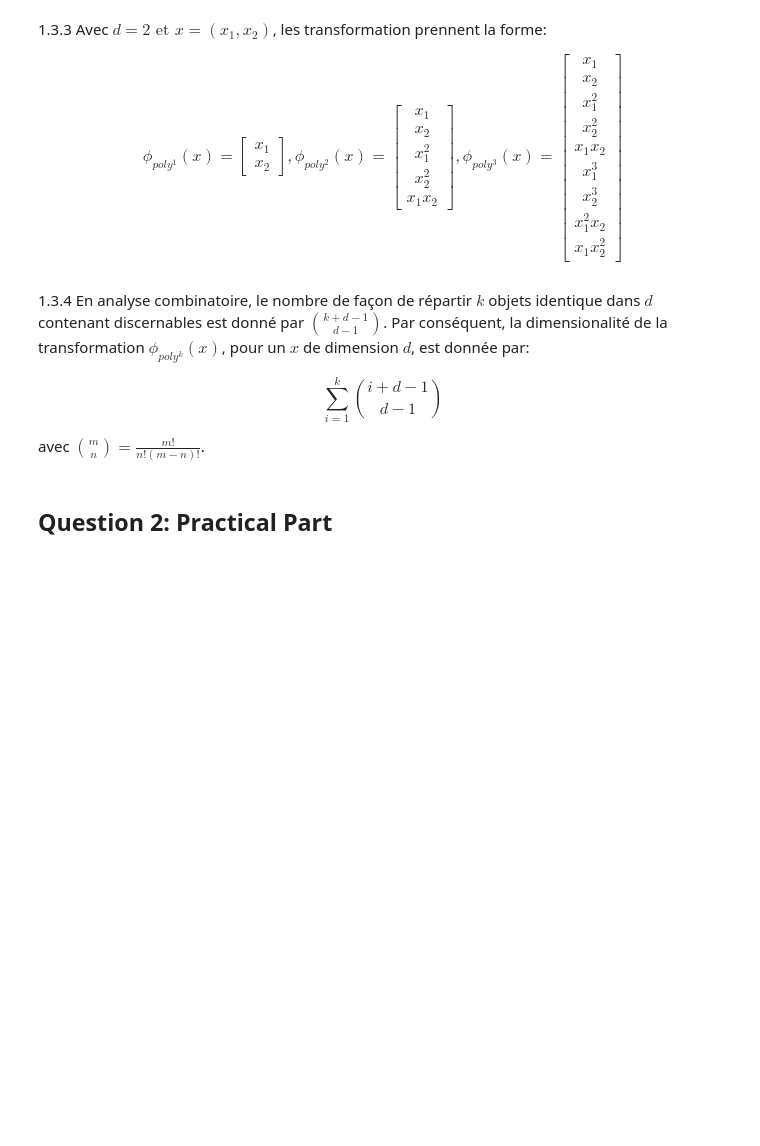
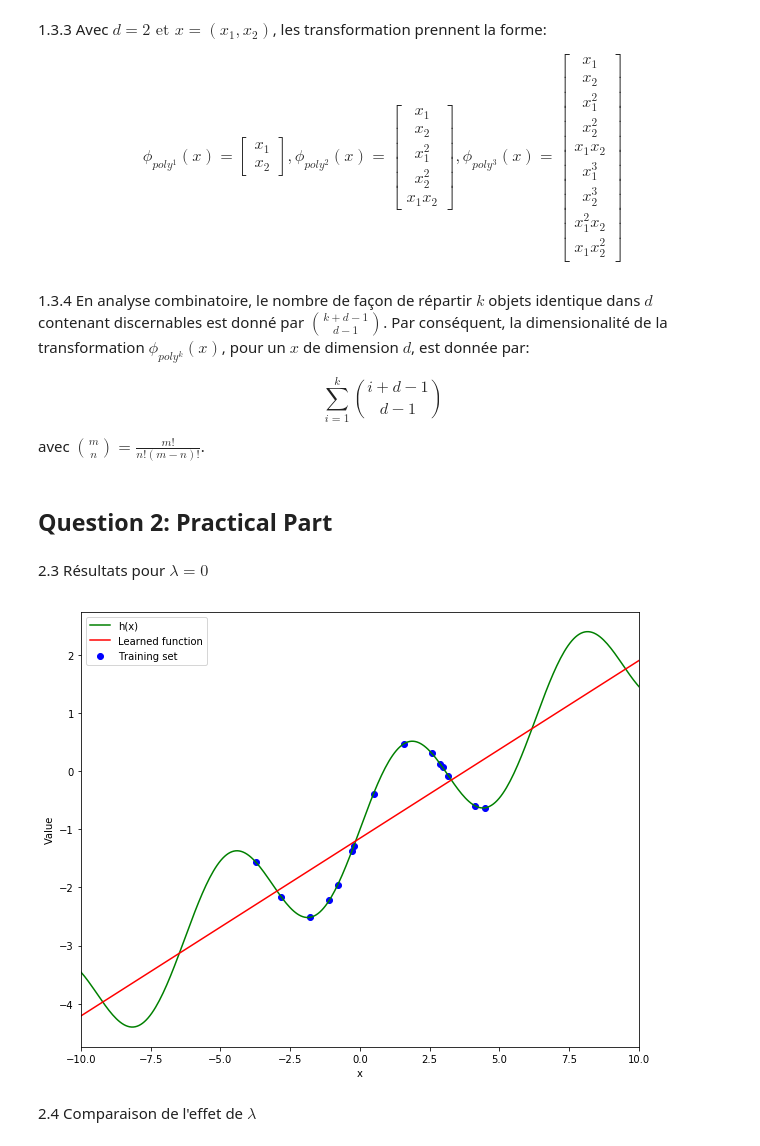
Before and after one commit to OMalenfantThuot/fondements_apprentissage_machine, a Jupyter notebook: Devoir02/Devoir2.ipynb, the cells around one changed output. Saved outputs shown, nothing was run; the diff lists cells and outputs as text; code cells hidden in the pictures; blank space fills up the shorter version.

```diff
--- a/Devoir02/Devoir2.ipynb
+++ b/Devoir02/Devoir2.ipynb
@@ -176,36 +176,10 @@ import matplotlib.pyplot as plt
 def h(x):
     return np.sin(x) + 0.3*x - 1
 # %%
-data_x = np.reshape(10 * (np.random.rand(15) - 0.5), (15,1))
+data_x = 10 * (np.random.rand(15) - 0.5).reshape(15,1)
 data_h = h(data_x)
 # %%
 # Hyperparameters
 Lambda = 0.0
 step = 0.1
 maxiter = 50
-# %%
-class Regression_gradient:
-
-    def __init__(self, Lambda = 0.1, step = 0.1,
-                 maxiter = 50, ndims = 1):
-        self.lambd = Lambda
-        self.step = step
-        self.maxiter = maxiter
-        self.ndims = ndims
-        self.weights = np.array(self.ndims)
-        self.bias = 0
-
-    def train(self, data, targets):
-        self.weights = np.random.rand(self.ndims)/100
-        self.bias = 0
-
-        iteration = 0
-        while iteration < self.maxiter:
-            objectives = self.objective_function(data, targets)
-
-
-    def objective_function(self, data, targets):
-        return np.maximum(0, -(np.sum(weights * data, axis = 1) + bias) * targets)
-
-    def predict():
-        pass
@@ -211,0 +231,23 @@ class Regression_gradient:
+# %% [markdown]
+2.3 Résultats pour $\lambda = 0$
+# %%
+Reg = Regression_gradient(Lambda = 0, maxiter=50)
+Reg.train(data_x,data_h)
+# %%
+fig, ax = plt.subplots(figsize = (10, 8))
+
+x_points = np.linspace(-10, 10, 300).reshape(300,1)
+
+ax.scatter(data_x, data_h, c = 'b', label = 'Training set')
+ax.plot(x_points, h(x_points), c = 'g', label = 'h(x)')
+ax.plot(x_points, Reg.predict(x_points), c = 'r', label = 'Learned function')
+ax.set_xlim(-10, 10)
+ax.set_xlabel('x')
+ax.set_ylabel('Value')
+ax.legend()
+plt.show()
+plt.close()
+# %% [output]
+[figure, added]
+# %% [markdown]
+2.4 Comparaison de l'effet de $\lambda$
```
Also changed, not shown: parts of 16 cells of this notebook, 1 other file.
